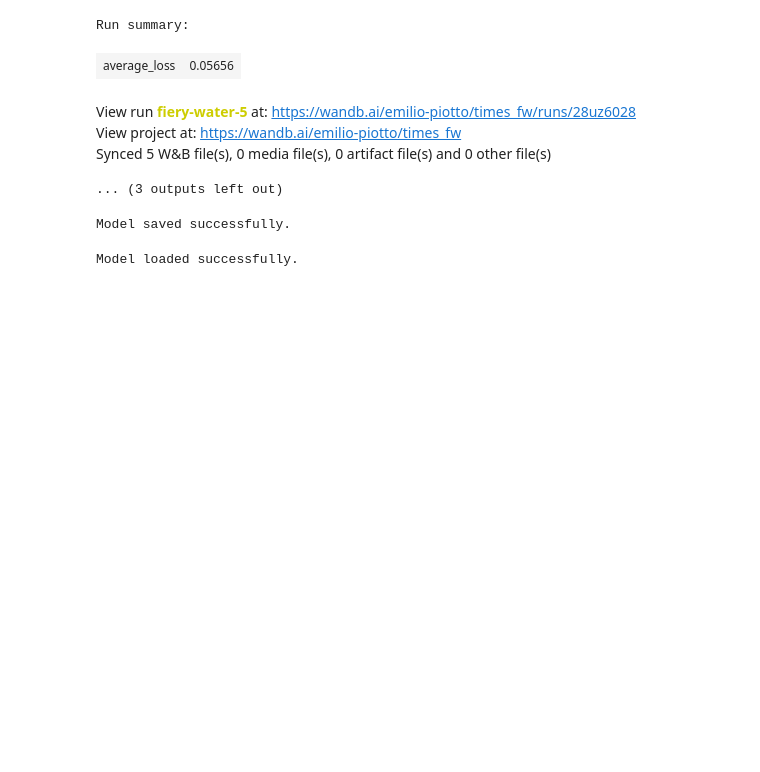
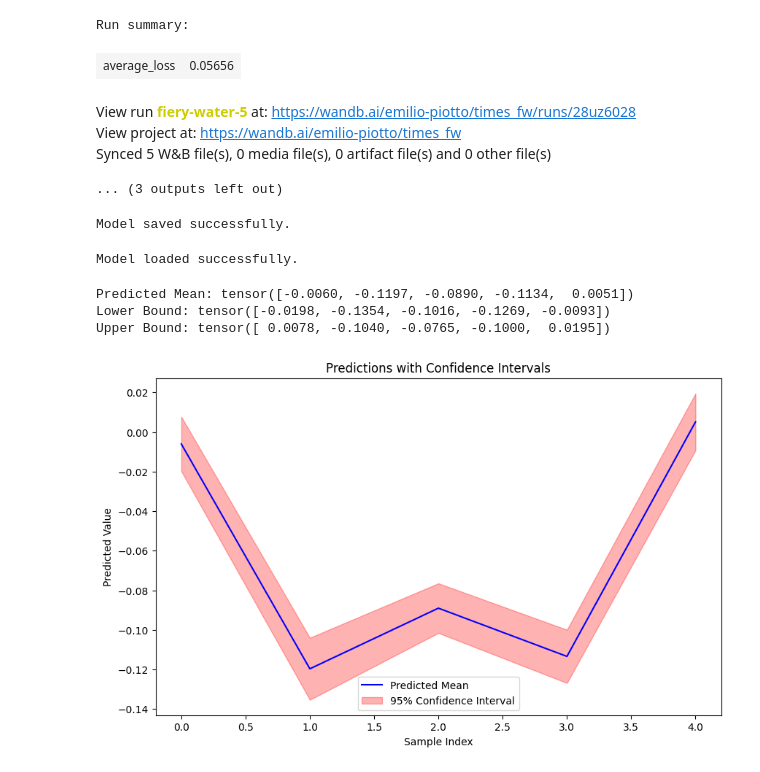
Before and after one commit to EmilioPiotto/times_fw, a Jupyter notebook: models_template.ipynb, the cells around one changed output. Drawn from its saved outputs; the diff is of its cells as text; code cells hidden in the pictures; blank space fills up the shorter version.

Commit message:
Intervals first iteration

```diff
--- a/models_template.ipynb
+++ b/models_template.ipynb
@@ -121,6 +123,31 @@ Model saved successfully.
 # %%
 from backend.model_service import ModelService
 model_service = ModelService()
-loaded_model = model_service.load_registered_model("backend/models/template_test")
+model = model_service.load_registered_model("backend/models/template_test")
 # %% [output]
 Model loaded successfully.
+# %%
+x_new = torch.tensor(x_test[:5], dtype=torch.float32)  # Example of new input data
+predicted_mean, lower_bound, upper_bound = model.predict_with_confidence_intervals(model, x_new, num_samples=100, alpha=0.05)
+
+# Print results
+print("Predicted Mean:", predicted_mean)
+print("Lower Bound:", lower_bound)
+print("Upper Bound:", upper_bound)
+# %% [output]
+Predicted Mean: tensor([-0.0060, -0.1197, -0.0890, -0.1134,  0.0051])
+Lower Bound: tensor([-0.0198, -0.1354, -0.1016, -0.1269, -0.0093])
+Upper Bound: tensor([ 0.0078, -0.1040, -0.0765, -0.1000,  0.0195])
+# %%
+import matplotlib.pyplot as plt
+x_indices = np.arange(len(x_new))
+plt.figure(figsize=(10, 6))
+plt.plot(x_indices, predicted_mean.numpy(), label='Predicted Mean', color='b')
+plt.fill_between(x_indices, lower_bound.numpy(), upper_bound.numpy(), color='r', alpha=0.3, label='95% Confidence Interval')
+plt.title('Predictions with Confidence Intervals')
+plt.xlabel('Sample Index')
+plt.ylabel('Predicted Value')
+plt.legend()
+plt.show()
+# %% [output]
+[figure, added]
```
Also changed, not shown: parts of 1 cell of this notebook, 1 other file.
